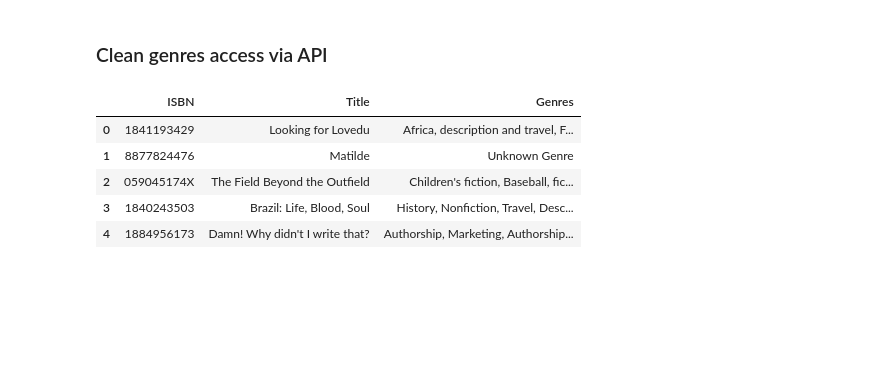
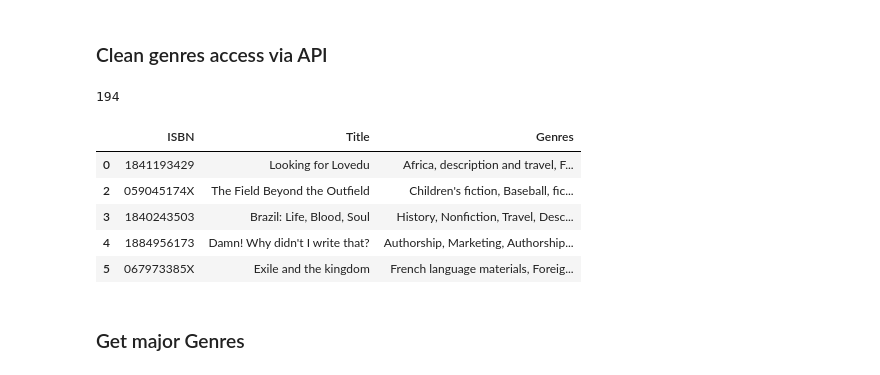
Before and after one commit to jtimko16/book-recommendation, a Jupyter notebook: notebooks/02. Clean_genres.ipynb, the cells around one changed output. Saved outputs shown, nothing was run; the diff lists cells and outputs as text; code cells hidden in the pictures; blank space fills up the shorter version.

```diff
--- a/notebooks/02. Clean_genres.ipynb
+++ b/notebooks/02. Clean_genres.ipynb
@@ -4,11 +4,16 @@
 import pandas as pd
 # %%
 df_genres = pd.read_csv('interm_outputs/book_genres_api.csv')
+
+df_genres = df_genres[df_genres['Genres'] != 'Unknown Genre']
+
+print(len(df_genres))
 df_genres.head(5)
 # %% [output]
+194
 |  | ISBN | Title | Genres |
 | 0 | 1841193429 | Looking for Lovedu | Africa, description and travel, F... |
-| 1 | 8877824476 | Matilde | Unknown Genre |
 | 2 | 059045174X | The Field Beyond the Outfield | Children's fiction, Baseball, fic... |
 | 3 | 1840243503 | Brazil: Life, Blood, Soul | History, Nonfiction, Travel, Desc... |
 | 4 | 1884956173 | Damn! Why didn't I write that? | Authorship, Marketing, Authorship... |
+| 5 | 067973385X | Exile and the kingdom | French language materials, Foreig... |
@@ -14,0 +44,2 @@ df_genres.head(5)
+# %% [markdown]
+### Get major Genres
```
Also changed, not shown: parts of 12 cells of this notebook.
